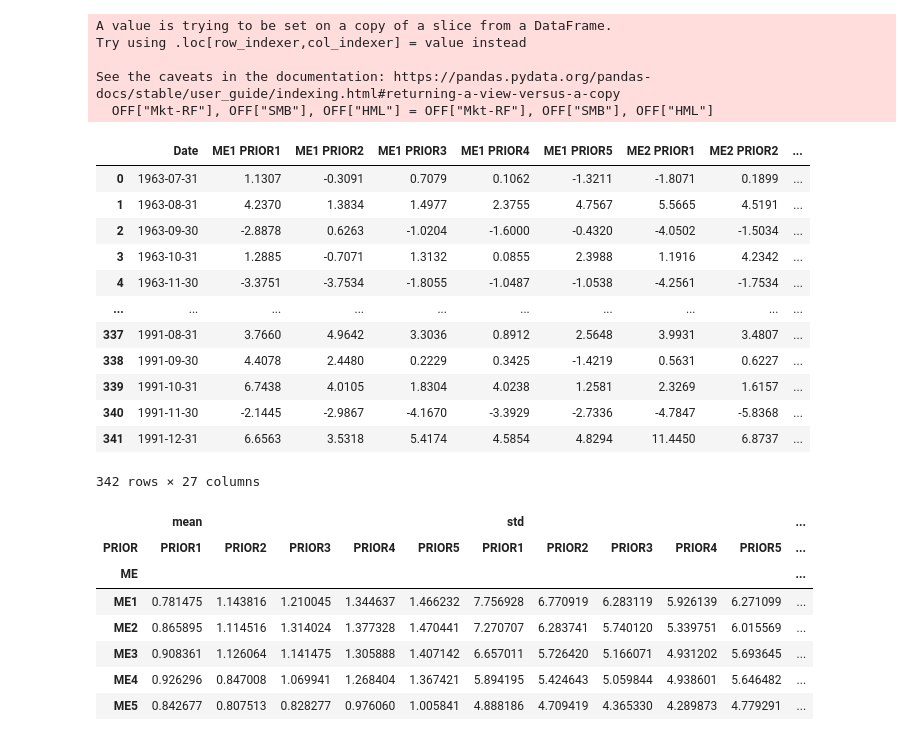
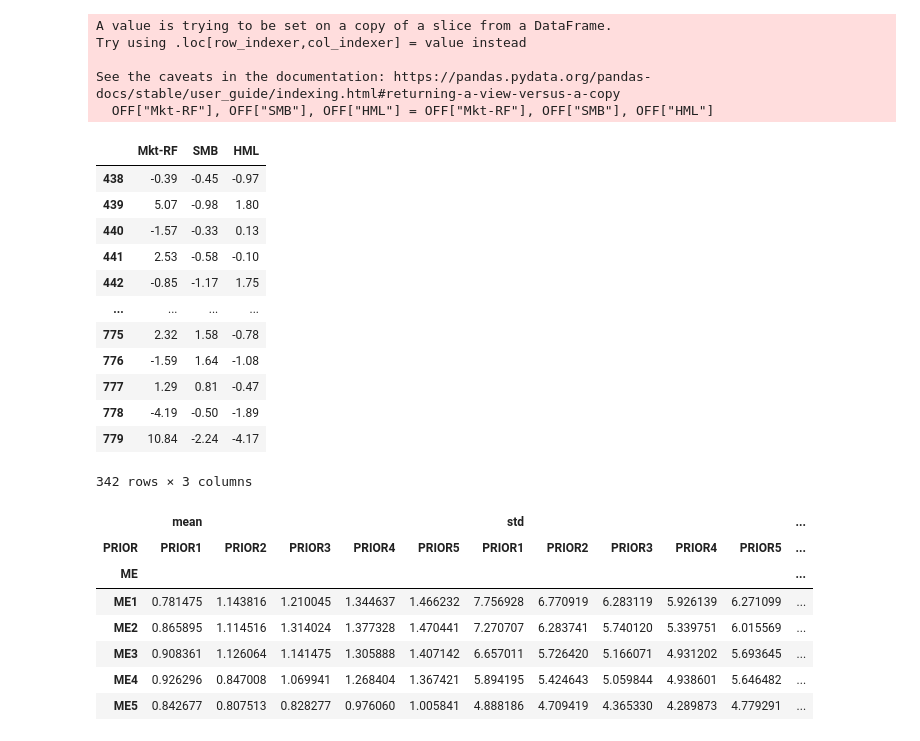
Before and after one commit to andreas-eklundh/Asset_allocation, a Jupyter notebook: Task_2.ipynb, the cells around one changed output. Cells and saved outputs as stored; diff of their text form; code cells hidden in the pictures.

```diff
--- a/Task_2.ipynb
+++ b/Task_2.ipynb
@@ -234,35 +231,35 @@ See the caveats in the documentation: https://pandas.pydata.org/pandas-docs/stab
 # %%
 # Read subparts of FF data.
 pf_25_vwr = pd.read_csv("Data/25_Portfolios_5x5.csv", skiprows=15, nrows = 1171)
 pf_25_vwr = pf_25_vwr.rename(columns = {"Unnamed: 0" : "Date"})
 pf_25_vwr["Date"] = pd.to_datetime(pf_25_vwr["Date"], format="%Y%m") + pd.offsets.MonthEnd()
 pf_25_vwr = pf_25_vwr[(pf_25_vwr["Date"]<pd.Timestamp('1992-01-31')) & (pf_25_vwr["Date"]>=pd.Timestamp('1963-07-31'))]
 pf_25_vwr = pf_25_vwr.set_index("Date").sort_index(ascending=True).reset_index()
 
 # Note for this i have renamed the variables to easier replicate table.
 pf_25_nf = pd.read_csv("Data/25_Portfolios_5x5.csv", skiprows=2581, nrows = 1171)
 pf_25_nf = pf_25_nf.rename(columns = {"Unnamed: 0" : "Date"})
 pf_25_nf["Date"] = pd.to_datetime(pf_25_nf["Date"], format="%Y%m") + pd.offsets.MonthEnd()
 pf_25_nf = pf_25_nf[(pf_25_nf["Date"]<pd.Timestamp('1992-01-31')) & (pf_25_nf["Date"]>=pd.Timestamp('1963-07-31'))]
 pf_25_nf = pf_25_nf.set_index("Date").sort_index(ascending=True).reset_index()
 
 pf_25_nf["Y"] =  pf_25_nf['Date'].dt.year
 
-pf_25_vwr
+OFF
 # %% [output]
-|  | Date | ME1 PRIOR1 | ME1 PRIOR2 | ME1 PRIOR3 | ME1 PRIOR4 | ME1 PRIOR5 | ME2 PRIOR1 | ME2 PRIOR2 | ... |
-| 0 | 1963-07-31 | 1.1307 | -0.3091 | 0.7079 | 0.1062 | -1.3211 | -1.8071 | 0.1899 | ... |
-| 1 | 1963-08-31 | 4.2370 | 1.3834 | 1.4977 | 2.3755 | 4.7567 | 5.5665 | 4.5191 | ... |
-| 2 | 1963-09-30 | -2.8878 | 0.6263 | -1.0204 | -1.6000 | -0.4320 | -4.0502 | -1.5034 | ... |
-| 3 | 1963-10-31 | 1.2885 | -0.7071 | 1.3132 | 0.0855 | 2.3988 | 1.1916 | 4.2342 | ... |
-| 4 | 1963-11-30 | -3.3751 | -3.7534 | -1.8055 | -1.0487 | -1.0538 | -4.2561 | -1.7534 | ... |
-| ... | ... | ... | ... | ... | ... | ... | ... | ... | ... |
-| 337 | 1991-08-31 | 3.7660 | 4.9642 | 3.3036 | 0.8912 | 2.5648 | 3.9931 | 3.4807 | ... |
-| 338 | 1991-09-30 | 4.4078 | 2.4480 | 0.2229 | 0.3425 | -1.4219 | 0.5631 | 0.6227 | ... |
-| 339 | 1991-10-31 | 6.7438 | 4.0105 | 1.8304 | 4.0238 | 1.2581 | 2.3269 | 1.6157 | ... |
-| 340 | 1991-11-30 | -2.1445 | -2.9867 | -4.1670 | -3.3929 | -2.7336 | -4.7847 | -5.8368 | ... |
-| 341 | 1991-12-31 | 6.6563 | 3.5318 | 5.4174 | 4.5854 | 4.8294 | 11.4450 | 6.8737 | ... |
+|  | Mkt-RF | SMB | HML |
+| 438 | -0.39 | -0.45 | -0.97 |
+| 439 | 5.07 | -0.98 | 1.80 |
+| 440 | -1.57 | -0.33 | 0.13 |
+| 441 | 2.53 | -0.58 | -0.10 |
+| 442 | -0.85 | -1.17 | 1.75 |
+| ... | ... | ... | ... |
+| 775 | 2.32 | 1.58 | -0.78 |
+| 776 | -1.59 | 1.64 | -1.08 |
+| 777 | 1.29 | 0.81 | -0.47 |
+| 778 | -4.19 | -0.50 | -1.89 |
+| 779 | 10.84 | -2.24 | -4.17 |
-342 rows × 27 columns
+342 rows × 3 columns
 # %%
 # Subtable 2 latter part.
 pf_25_vwr_e = pf_25_vwr.drop(columns = ["Date", "Market Return"]).copy()
```
Also changed, not shown: parts of 3 cells of this notebook, 5 other files.
